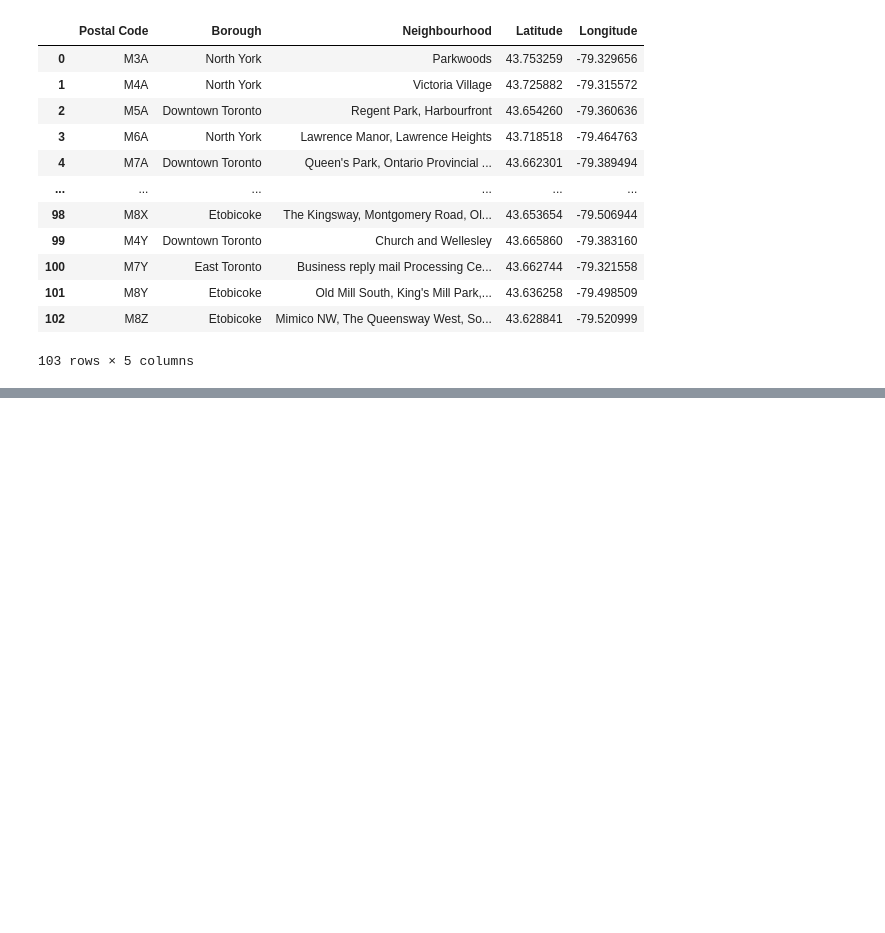
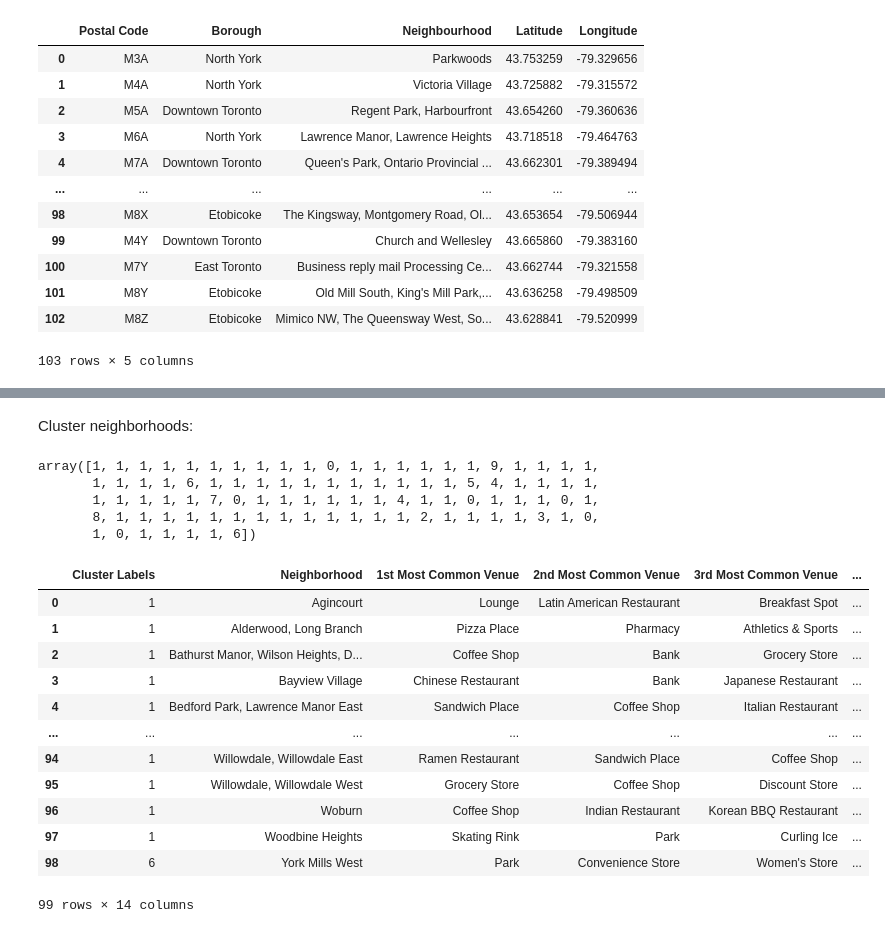
Before and after one commit to DKooijman97/Coursera_Capstone, a Jupyter notebook: Assignment_week_3.ipynb, the cells around one changed output, grey strips where cells are left out. Drawn from its saved outputs; the diff is of its cells as text; code cells hidden in the pictures; blank space fills up the shorter version.

```diff
--- a/Assignment_week_3.ipynb
+++ b/Assignment_week_3.ipynb
@@ -152,0 +350,28 @@ final_table
+# %%
+def return_most_common_venues(row, num_top_venues):
+    row_categories = row.iloc[1:]
+    row_categories_sorted = row_categories.sort_values(ascending=False)
+
+    return row_categories_sorted.index.values[0:num_top_venues]
+# %%
+import numpy as np
+num_top_venues = 10
+
+indicators = ['st', 'nd', 'rd']
+
+# create columns according to number of top venues
+columns = ['Neighborhood']
+for ind in np.arange(num_top_venues):
+    try:
+        columns.append('{}{} Most Common Venue'.format(ind+1, indicators[ind]))
+    except:
+        columns.append('{}th Most Common Venue'.format(ind+1))
+
+# create a new dataframe
+neighborhoods_venues_sorted = pd.DataFrame(columns=columns)
+neighborhoods_venues_sorted['Neighborhood'] = toronto_grouped['Neighborhood']
+
+for ind in np.arange(toronto_grouped.shape[0]):
+    neighborhoods_venues_sorted.iloc[ind, 1:] = return_most_common_venues(toronto_grouped.iloc[ind, :], num_top_venues)
+
+neighborhoods_venues_sorted.head()
@@ -152,0 +385,43 @@ final_table
+# %% [markdown]
+Cluster neighborhoods:
+# %%
+# set number of clusters
+kclusters = 10
+
+toronto_grouped_clustering = toronto_grouped.drop('Neighborhood', 1)
+
+# run k-means clustering
+kmeans = KMeans(n_clusters=kclusters, random_state=0).fit(toronto_grouped_clustering)
+
+# check cluster labels generated for each row in the dataframe
+kmeans.labels_[0:100]
+# %% [output]
+array([1, 1, 1, 1, 1, 1, 1, 1, 1, 1, 0, 1, 1, 1, 1, 1, 1, 9, 1, 1, 1, 1,
+       1, 1, 1, 1, 6, 1, 1, 1, 1, 1, 1, 1, 1, 1, 1, 1, 5, 4, 1, 1, 1, 1,
+       1, 1, 1, 1, 1, 7, 0, 1, 1, 1, 1, 1, 1, 4, 1, 1, 0, 1, 1, 1, 0, 1,
+       8, 1, 1, 1, 1, 1, 1, 1, 1, 1, 1, 1, 1, 1, 2, 1, 1, 1, 1, 3, 1, 0,
+       1, 0, 1, 1, 1, 1, 6])
+# %%
+# add clustering labels
+#neighborhoods_venues_sorted.insert(0, 'Cluster Labels', kmeans.labels_)
+
+neighborhoods_venues_sorted.head()
+
+# merge manhattan_grouped with manhattan_data to add latitude/longitude for each neighborhood
+toronto_merged = neighborhoods_venues_sorted.merge(right = final_table[["Neighbourhood", "Latitude", "Longitude"]], how = "left", left_on = "Neighborhood", right_on = "Neighbourhood")
+toronto_merged.drop("Neighbourhood", inplace = True, axis = 1)
+toronto_merged
+# %% [output]
+|  | Cluster Labels | Neighborhood | 1st Most Common Venue | 2nd Most Common Venue | 3rd Most Common Venue | ... |
+| 0 | 1 | Agincourt | Lounge | Latin American Restaurant | Breakfast Spot | ... |
+| 1 | 1 | Alderwood, Long Branch | Pizza Place | Pharmacy | Athletics & Sports | ... |
+| 2 | 1 | Bathurst Manor, Wilson Heights, D... | Coffee Shop | Bank | Grocery Store | ... |
+| 3 | 1 | Bayview Village | Chinese Restaurant | Bank | Japanese Restaurant | ... |
+| 4 | 1 | Bedford Park, Lawrence Manor East | Sandwich Place | Coffee Shop | Italian Restaurant | ... |
+| ... | ... | ... | ... | ... | ... | ... |
+| 94 | 1 | Willowdale, Willowdale East | Ramen Restaurant | Sandwich Place | Coffee Shop | ... |
+| 95 | 1 | Willowdale, Willowdale West | Grocery Store | Coffee Shop | Discount Store | ... |
+| 96 | 1 | Woburn | Coffee Shop | Indian Restaurant | Korean BBQ Restaurant | ... |
+| 97 | 1 | Woodbine Heights | Skating Rink | Park | Curling Ice | ... |
+| 98 | 6 | York Mills West | Park | Convenience Store | Women's Store | ... |
+99 rows × 14 columns
```
Also changed, not shown: parts of 16 cells of this notebook.
